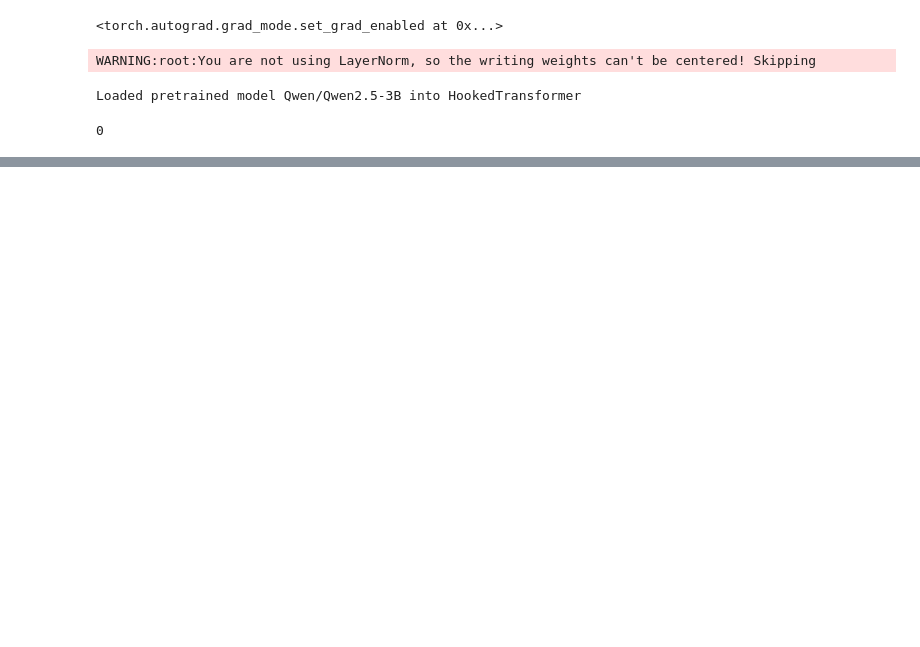
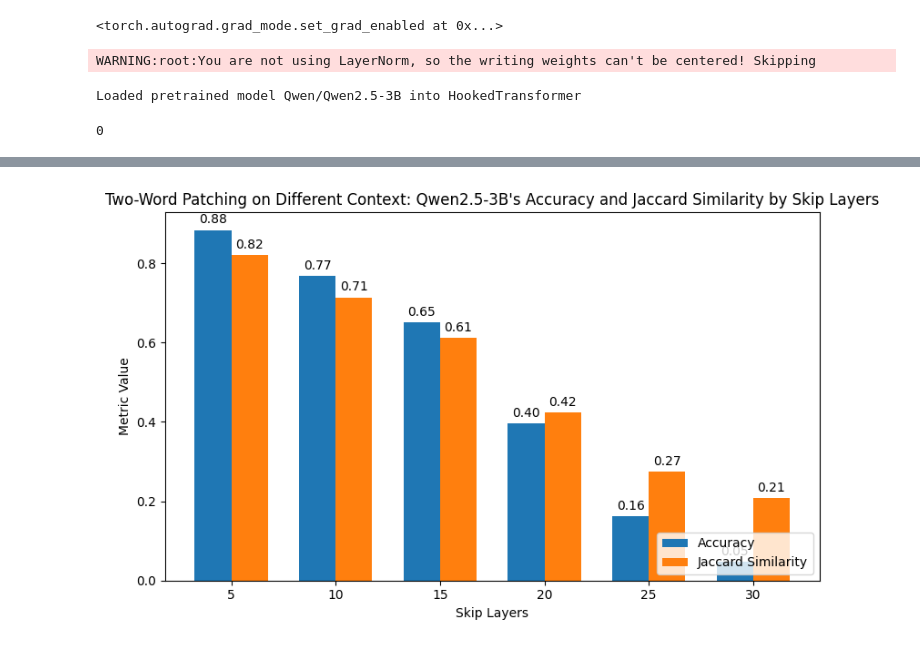
Before and after one commit to phusroyal/CopyMech, a Jupyter notebook: gec_tflens_2patch.ipynb, the cells around one changed output, grey strips where cells are left out. Saved outputs shown, nothing was run; the diff lists cells and outputs as text; code cells hidden in the pictures; blank space fills up the shorter version.

```diff
--- a/gec_tflens_2patch.ipynb
+++ b/gec_tflens_2patch.ipynb
@@ -497,0 +966,16 @@ plot_skip_layer_metrics(skip_layers, accuracy3, jaccard_similarity, model_name="
+# %%
+seed = 5
+extra_steps = 5
+max_steps = 1024
+k=100
+seed_everything(seed)
+
+ns = [5]
+skip_up_to = [5, 10, 15, 20, 25, 30]
+info_lst = {}
+for n in ns:
+    info_lst[n] = {}
+    for skip in skip_up_to:
+        info_lst[n][skip] = {}
+        outputs = ngram(n, model, skip, max_steps, extra_steps, k, edited_sents)
+        print("-----------------------------------")
@@ -497,0 +1025,57 @@ plot_skip_layer_metrics(skip_layers, accuracy3, jaccard_similarity, model_name="
+# %%
+text = '''
+n-gram:  5
+Skip layers:  5
+100%|██████████| 10000/10000 [00:10<00:00, 938.67it/s]
+Avg jaccard similarity:  0.8213616182469515
+Avg accuracy 2:  0.8837209302325582
+Avg accuracy 3:  0.8837209302325582
+Num samples:  43
+-----------------------------------
+n-gram:  5
+Skip layers:  10
+100%|██████████| 10000/10000 [00:10<00:00, 942.93it/s]
+Avg jaccard similarity:  0.7139793582616022
+Avg accuracy 2:  0.7674418604651163
+Avg accuracy 3:  0.7674418604651163
+Num samples:  43
+-----------------------------------
+n-gram:  5
+Skip layers:  15
+100%|██████████| 10000/10000 [00:10<00:00, 938.84it/s]
+Avg jaccard similarity:  0.6126794712695822
+Avg accuracy 2:  0.6511627906976745
+Avg accuracy 3:  0.6511627906976745
+Num samples:  43
+-----------------------------------
+n-gram:  5
+Skip layers:  20
+100%|██████████| 10000/10000 [00:10<00:00, 933.41it/s]
+Avg jaccard similarity:  0.4228742230053245
+Avg accuracy 2:  0.3953488372093023
+Avg accuracy 3:  0.3953488372093023
+Num samples:  43
+-----------------------------------
+n-gram:  5
+Skip layers:  25
+100%|██████████| 10000/10000 [00:10<00:00, 931.52it/s]
+Avg jaccard similarity:  0.2744240506908765
+Avg accuracy 2:  0.16279069767441862
+Avg accuracy 3:  0.16279069767441862
+Num samples:  43
+-----------------------------------
+n-gram:  5
+Skip layers:  30
+100%|██████████| 10000/10000 [00:10<00:00, 935.29it/s]Avg jaccard similarity:  0.2074890247058242
+Avg accuracy 2:  0.046511627906976744
+Avg accuracy 3:  0.046511627906976744
+Num samples:  43
+-----------------------------------
+'''
+accuracy3,jaccard_similarity = extract_metrics(text)
+
+# Example data based on the results:
+skip_layers = [5, 10, 15, 20, 25, 30]
+plot_skip_layer_metrics(skip_layers, accuracy3, jaccard_similarity, model_name="Qwen2.5-3B", schema="Two-Word Patching on Different Context")
+# %% [output]
+[figure, added]
```
Also changed, not shown: parts of 19 cells of this notebook, 5 other files.
